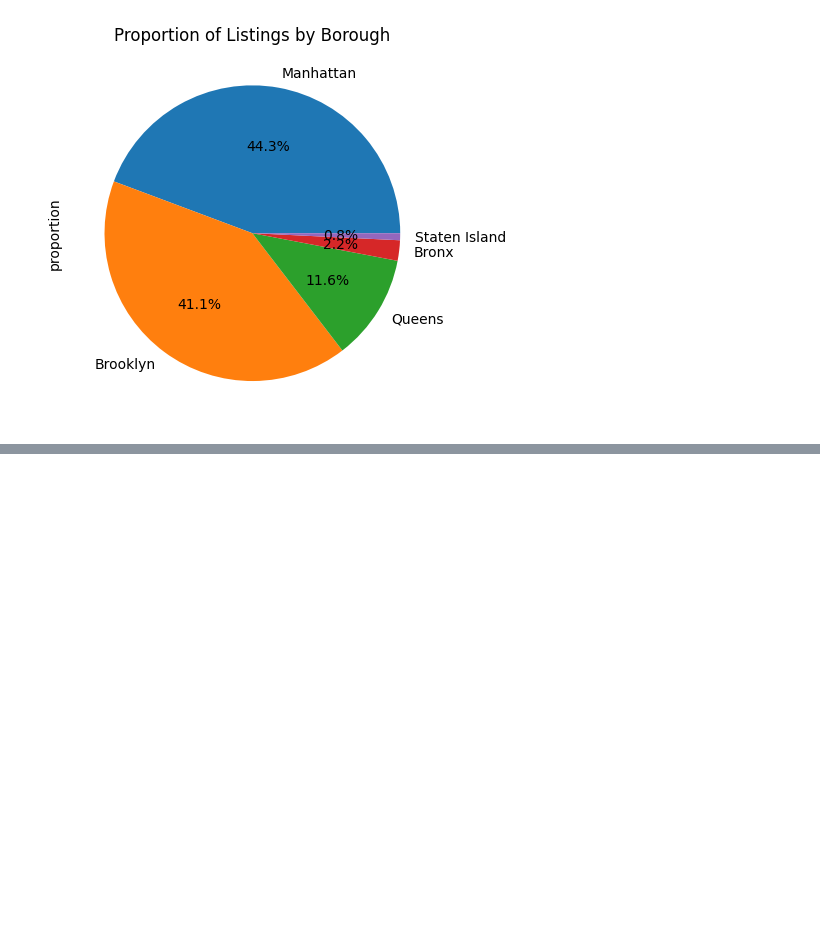
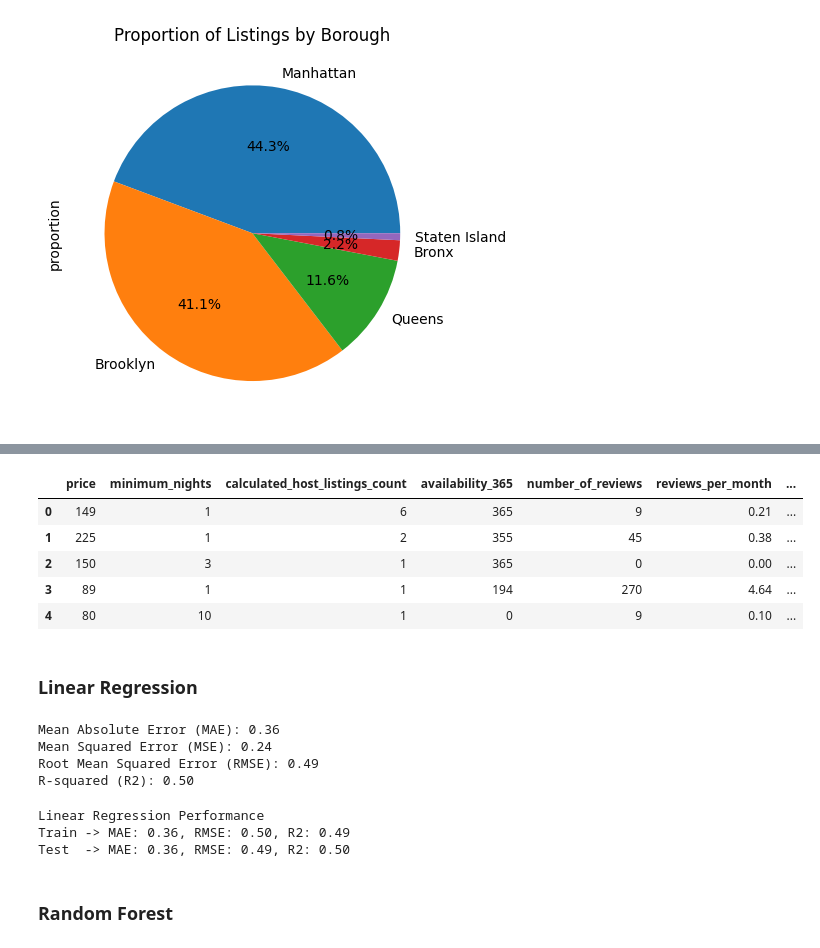
Before and after one commit to Ani-404/NYC-Airbnb, a Jupyter notebook: notebooks/colab.ipynb, the cells around one changed output, grey strips where cells are left out. Drawn from its saved outputs; the diff is of its cells as text; code cells hidden in the pictures; blank space fills up the shorter version.

Commit message:
Updated file with models

```diff
--- a/notebooks/colab.ipynb
+++ b/notebooks/colab.ipynb
@@ -189,0 +216,64 @@ df.head()
+# %%
+new_df = df[['neighbourhood_group', 'room_type', 'price', 'minimum_nights', 'calculated_host_listings_count', 'availability_365', 'number_of_reviews', 'reviews_per_month']]
+new_df = pd.get_dummies(new_df, columns=['neighbourhood_group', 'room_type'], drop_first=False, dtype=int)
+new_df.head()
+# %% [output]
+|  | price | minimum_nights | calculated_host_listings_count | availability_365 | number_of_reviews | reviews_per_month | ... |
+| 0 | 149 | 1 | 6 | 365 | 9 | 0.21 | ... |
+| 1 | 225 | 1 | 2 | 355 | 45 | 0.38 | ... |
+| 2 | 150 | 3 | 1 | 365 | 0 | 0.00 | ... |
+| 3 | 89 | 1 | 1 | 194 | 270 | 4.64 | ... |
+| 4 | 80 | 10 | 1 | 0 | 9 | 0.10 | ... |
+# %% [markdown]
+### Linear Regression
+# %%
+from sklearn.model_selection import train_test_split
+from sklearn.linear_model import LinearRegression
+from sklearn.metrics import mean_absolute_error, mean_squared_error, r2_score
+
+X = new_df.drop('price', axis=1)
+y = y = np.log1p(new_df["price"])
+
+X_train, X_test, y_train, y_test = train_test_split(X, y, test_size=0.2, random_state=42)
+
+model = LinearRegression()
+model.fit(X_train, y_train)
+
+y_pred = model.predict(X_test)
+
+mae = mean_absolute_error(y_test, y_pred)
+mse = mean_squared_error(y_test, y_pred)
+rmse = np.sqrt(mse)
+r2 = r2_score(y_test, y_pred)
+
+print(f"Mean Absolute Error (MAE): {mae:.2f}")
+print(f"Mean Squared Error (MSE): {mse:.2f}")
+print(f"Root Mean Squared Error (RMSE): {rmse:.2f}")
+print(f"R-squared (R2): {r2:.2f}")
+# %% [output]
+Mean Absolute Error (MAE): 0.36
+Mean Squared Error (MSE): 0.24
+Root Mean Squared Error (RMSE): 0.49
+R-squared (R2): 0.50
+# %%
+# Train vs Test mterics for LR
+y_train_pred = model.predict(X_train)
+y_test_pred = model.predict(X_test)
+
+mae_train = mean_absolute_error(y_train, y_train_pred)
+rmse_train = np.sqrt(mean_squared_error(y_train, y_train_pred))
+r2_train = r2_score(y_train, y_train_pred)
+
+mae_test = mean_absolute_error(y_test, y_test_pred)
+rmse_test = np.sqrt(mean_squared_error(y_test, y_test_pred))
+r2_test = r2_score(y_test, y_test_pred)
+
+print("Linear Regression Performance")
+print(f"Train -> MAE: {mae_train:.2f}, RMSE: {rmse_train:.2f}, R2: {r2_train:.2f}")
+print(f"Test  -> MAE: {mae_test:.2f}, RMSE: {rmse_test:.2f}, R2: {r2_test:.2f}")
+# %% [output]
+Linear Regression Performance
+Train -> MAE: 0.36, RMSE: 0.50, R2: 0.49
+Test  -> MAE: 0.36, RMSE: 0.49, R2: 0.50
+# %% [markdown]
+### Random Forest
```
Also changed, not shown: parts of 4 cells of this notebook.
